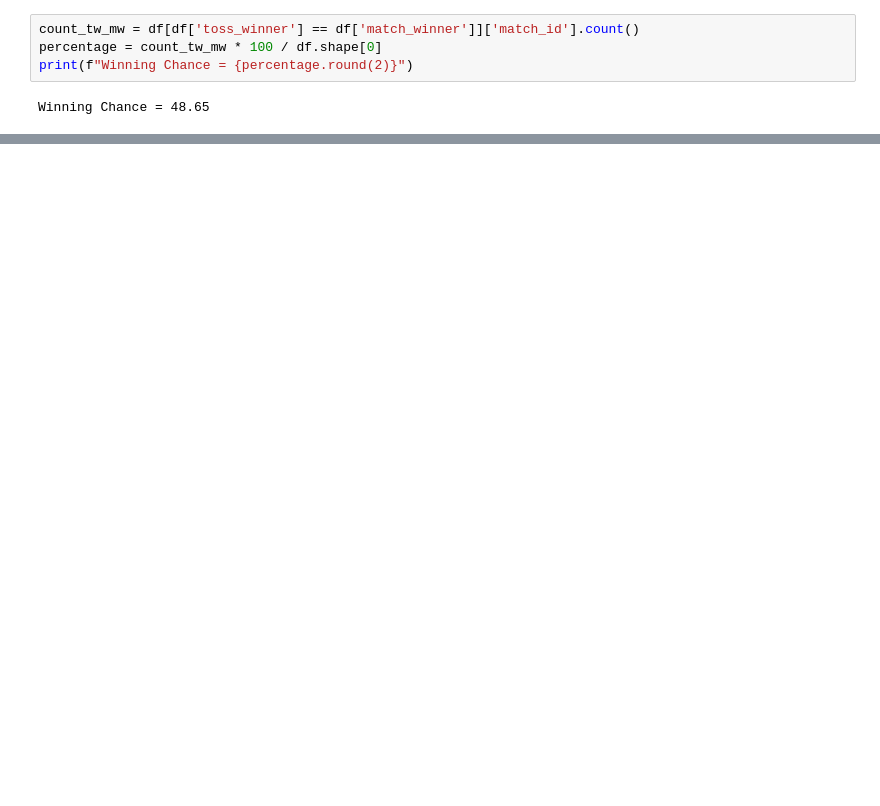
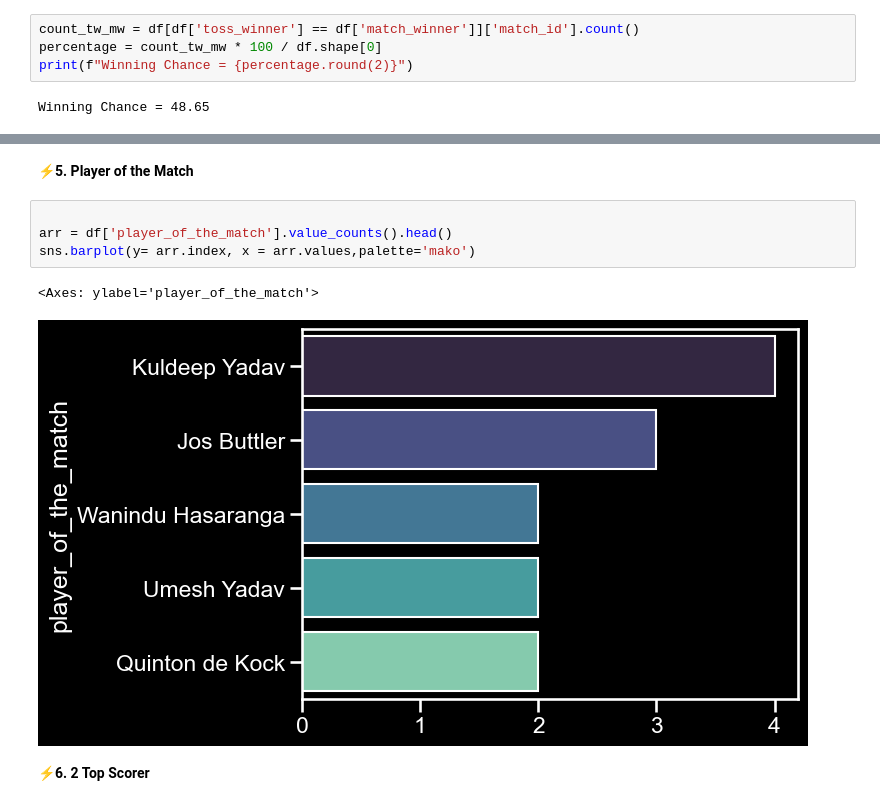
Before and after one commit to wasif-h/Data-Analytics-Odyssey, a Jupyter notebook: IPL_Project/IPL_Capstone_Project.ipynb, the cells around one changed output, grey strips where cells are left out. Drawn from its saved outputs; the diff is of its cells as text; blank space fills up the shorter version.

```diff
--- a/IPL_Project/IPL_Capstone_Project.ipynb
+++ b/IPL_Project/IPL_Capstone_Project.ipynb
@@ -108,0 +129,11 @@ Winning Chance = 48.65
+# %% [markdown]
+**⚡5. Player of the Match**
+# %%
+
+arr = df['player_of_the_match'].value_counts().head()
+sns.barplot(y= arr.index, x = arr.values,palette='mako')
+# %% [output]
+<Axes: ylabel='player_of_the_match'>
+[figure, added]
+# %% [markdown]
+⚡**6. 2 Top Scorer**
```
Also changed, not shown: parts of 29 cells of this notebook.
